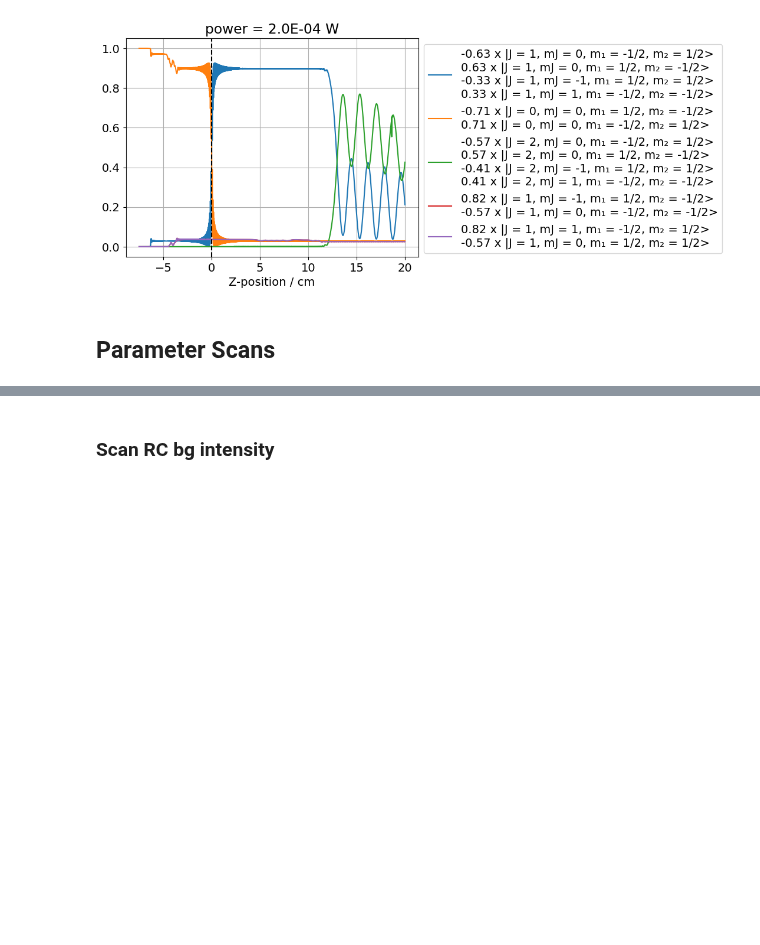
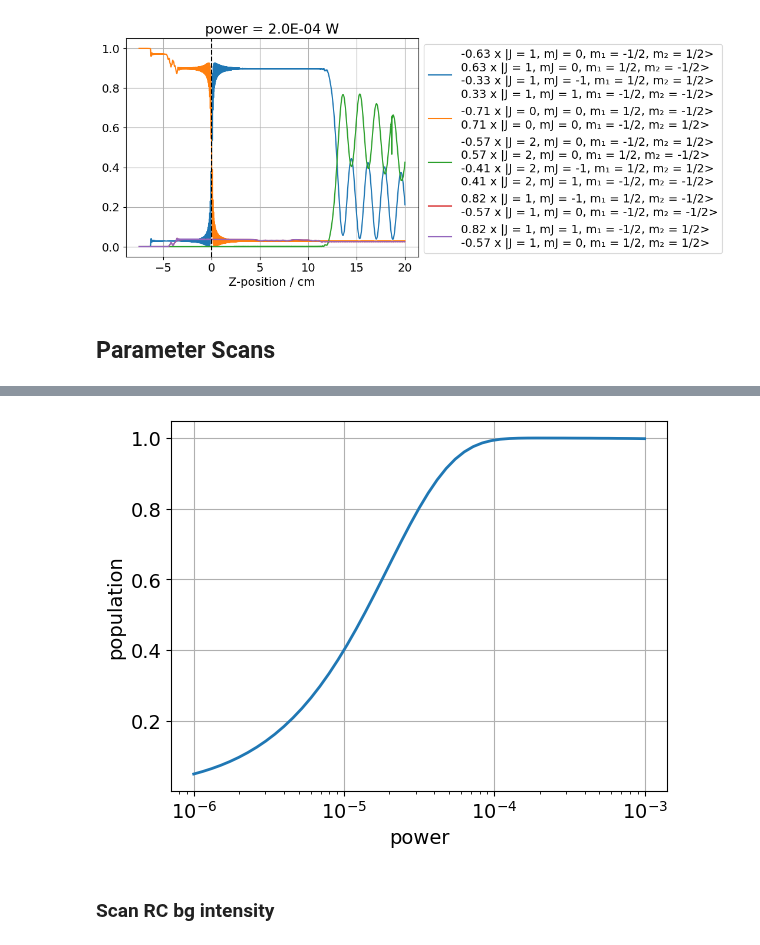
Before and after one commit to ograsdijk/centrex-state-prep, a Jupyter notebook: examples/SPA/Experimental verification/SPA1 - parameter scans with SPA and RC background.ipynb, the cells around one changed output, grey strips where cells are left out. Drawn from its saved outputs; the diff is of its cells as text; code cells hidden in the pictures; blank space fills up the shorter version.

```diff
--- a/examples/SPA/Experimental verification/SPA1 - parameter scans with SPA and RC background.ipynb
+++ b/examples/SPA/Experimental verification/SPA1 - parameter scans with SPA and RC background.ipynb
@@ -661,0 +654,16 @@ header = [val.strip(" ") for val in header]
+# %%
+powers = np.logspace(-6, -3, 51)
+
+res = Parallel(n_jobs=nr_cores, verbose=1)(
+    delayed(run_simulation)(
+        power_spa1=power,
+        intensity_spa1_bg_fraction=0.0,
+        intensity_rc_bg=0.0,
+        detuning_spa1=0.0,
+        detuning_rc_bg=0.0,
+        v_forward=184.0,
+        initial_state_idx=0,
+        target_state=J1_singlet,
+    )
+    for power in powers
+)
@@ -662,3 +674,21 @@ header = [val.strip(" ") for val in header]
+# %%
+power_scan = np.array(res).copy()
+
+fname = datetime.datetime.now().strftime("%Y_%m_%d_%H_%M_%S") + "_spa1_scan_power.csv"
+
+df = pl.DataFrame(power_scan, schema=header)
+
+
+df.write_csv(path_data / fname)
+# %%
+fig, ax = plt.subplots()
+ax.plot(powers, power_scan[:, -1], lw=2)
+ax.set_xscale("log")
+ax.set_xlabel("power")
+ax.set_ylabel("population")
+ax.grid()
+# %% [output]
+[figure, added]
 # %% [markdown]
 ### Scan RC bg intensity
 # %%
```
Also changed, not shown: parts of 18 cells of this notebook, 14 other files.
